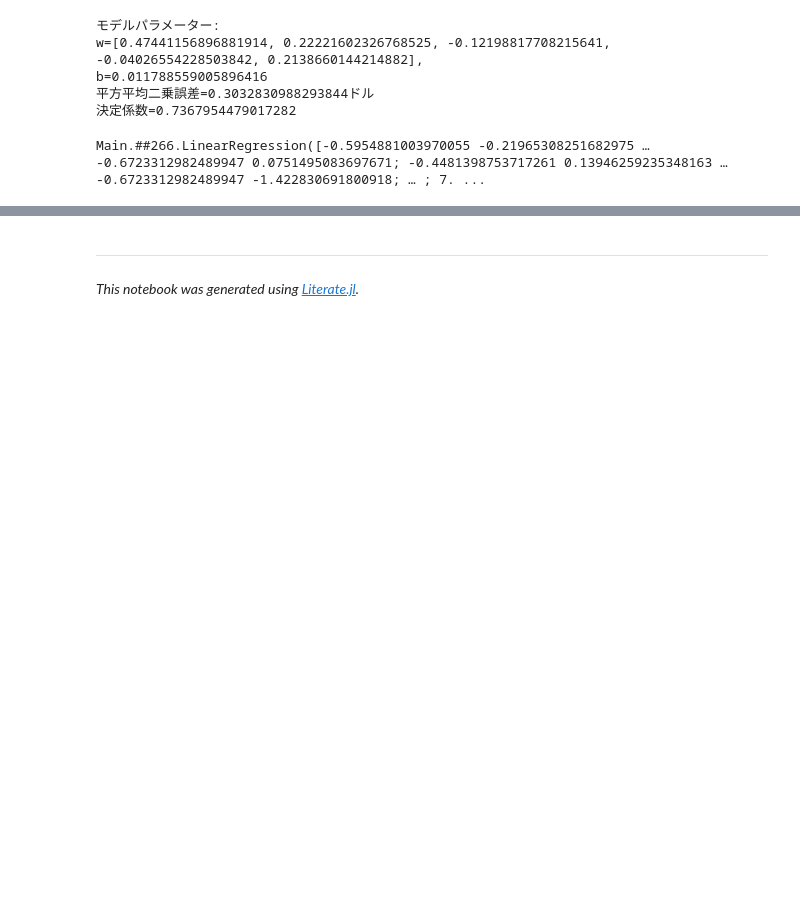
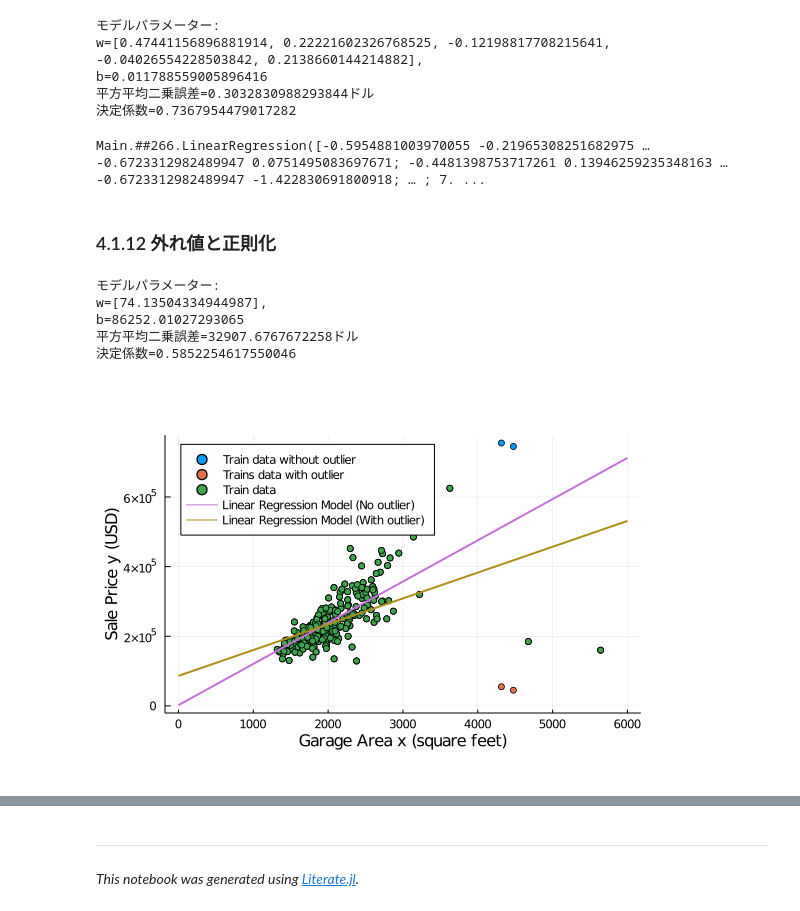
Before and after one commit to matsueushi/machine-learning-from-scratch-with-julia, a Jupyter notebook: notebook/chapter4.ipynb, the cells around one changed output, grey strips where cells are left out. Cells and saved outputs as stored; diff of their text form; code cells hidden in the pictures; blank space fills up the shorter version.

```diff
--- a/notebook/chapter4.ipynb
+++ b/notebook/chapter4.ipynb
@@ -86,3 +88,28 @@ b=0.011788559005896416
 平方平均二乗誤差=0.3032830988293844ドル
 決定係数=0.7367954479017282
 Main.##266.LinearRegression([-0.5954881003970055 -0.21965308251682975 … -0.6723312982489947 0.0751495083697671; -0.4481398753717261 0.13946259235348163 … -0.6723312982489947 -1.422830691800918; … ; 7. ...
+# %% [markdown]
+### 4.1.12 外れ値と正則化
+# %%
+scatter(data.X, data.Y,
+        label = "Train data without outlier",
+        legend = :topleft,
+        xlabel = "Garage Area x (square feet)",
+        ylabel = "Sale Price y (USD)",
+        margin = 12mm)
+data_outlier = regression_data3()
+scatter!(data_outlier.X, data_outlier.Y,
+        label = "Trains data with outlier")
+scatter!(data.X[data.Y .< 700000, :], data.Y[data.Y .< 700000],
+        label = "Train data")
+plot!(xs, ys, linewidth = 2, label = "Linear Regression Model (No outlier)")
+model_outlier = linear_regression(data_outlier)
+ys_outlier = predict(model_outlier, reshape(xs, :, 1))
+plot!(xs, ys_outlier, linewidth = 2, label = "Linear Regression Model (With outlier)")
+# %% [output]
+モデルパラメーター:
+w=[74.13504334944987],
+b=86252.01027293065
+平方平均二乗誤差=32907.6767672258ドル
+決定係数=0.5852254617550046
+[figure, added]
```
Also changed, not shown: parts of 3 cells of this notebook.
